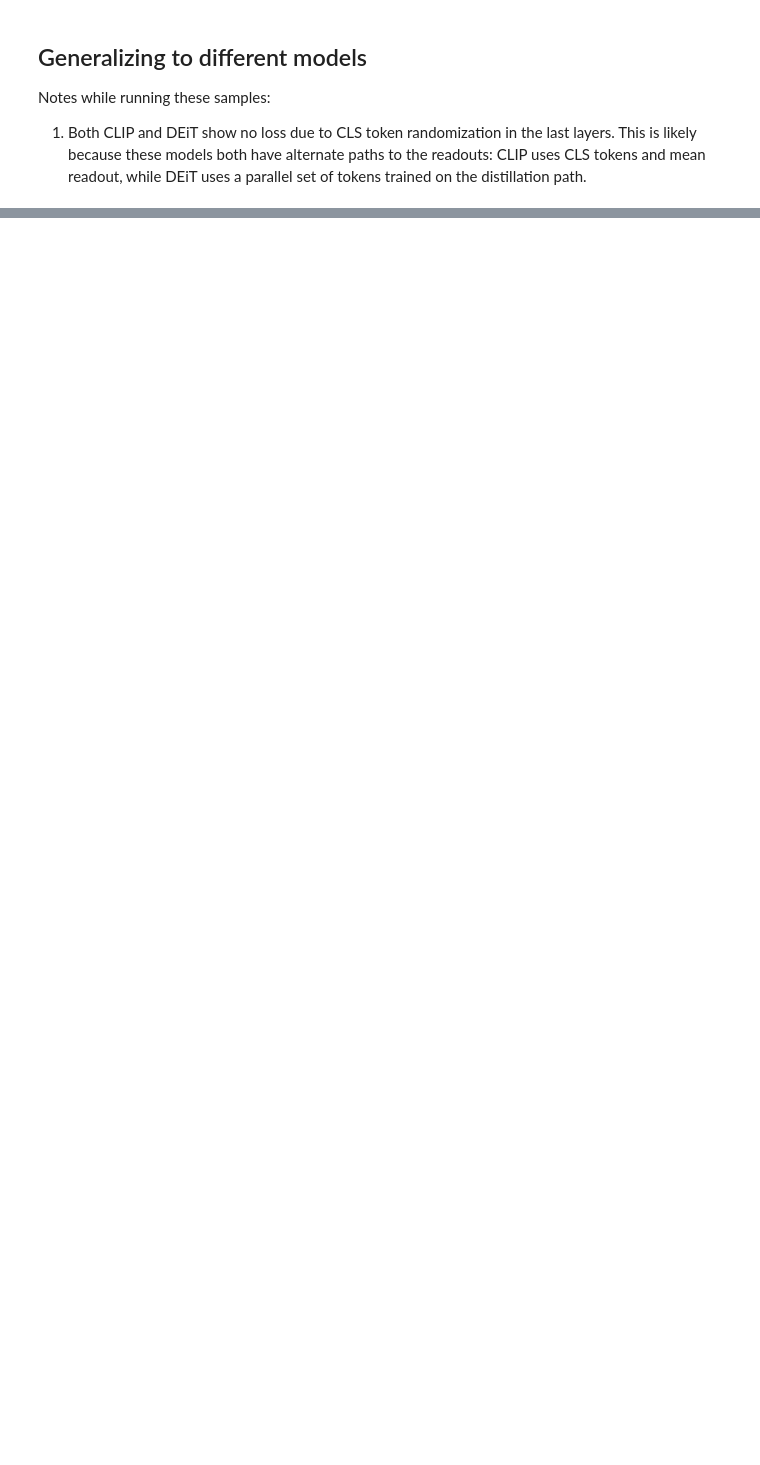
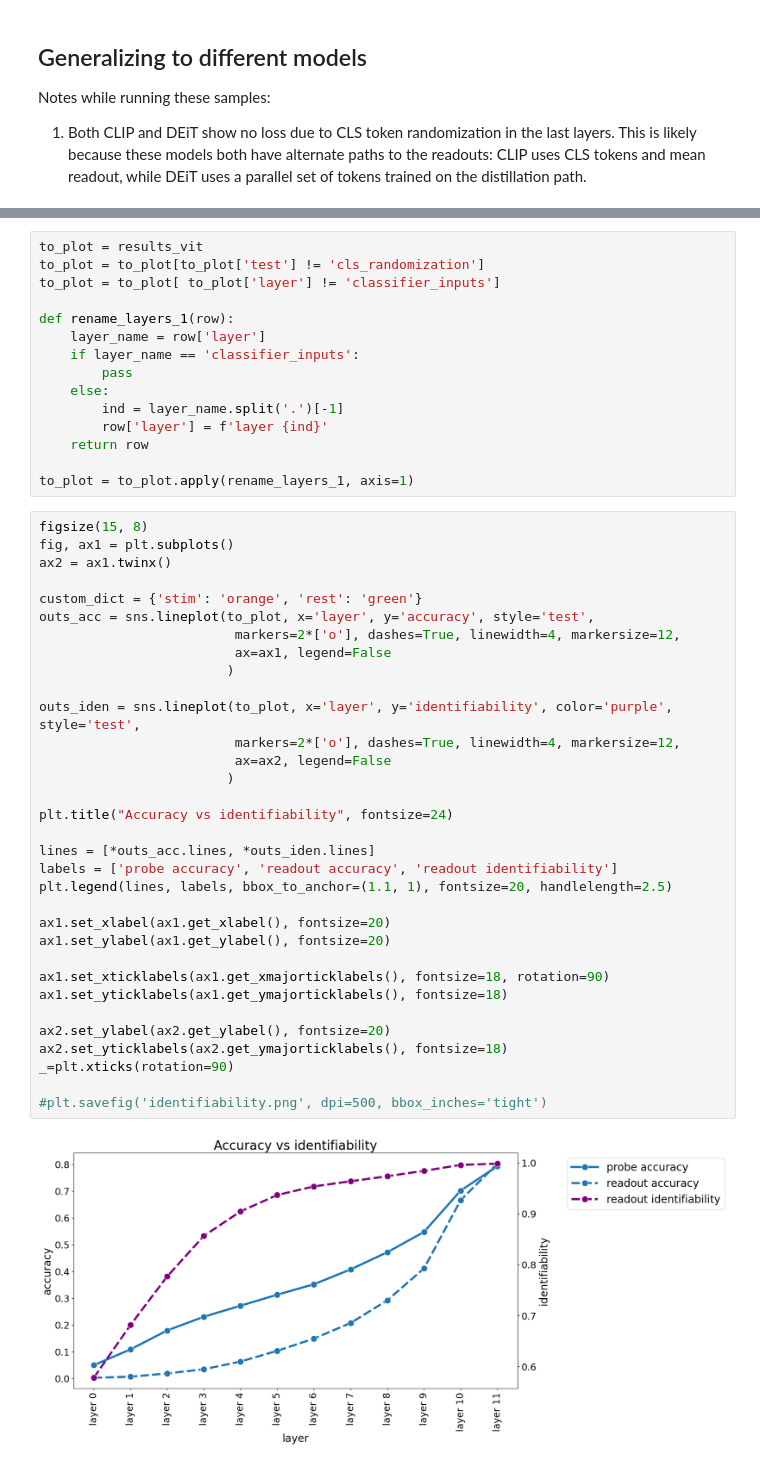
Before and after one commit to lrast/CLSTokenAnalysis, a Jupyter notebook: 0.1-available_vs_used_info.ipynb, the cells around one changed output, grey strips where cells are left out. Cells and saved outputs as stored; diff of their text form; blank space fills up the shorter version.

```diff
--- a/0.1-available_vs_used_info.ipynb
+++ b/0.1-available_vs_used_info.ipynb
@@ -261,0 +277,50 @@ The markers list has fewer values (1) than needed (2) and will cycle, which may
+# %%
+to_plot = results_vit
+to_plot = to_plot[to_plot['test'] != 'cls_randomization']
+to_plot = to_plot[ to_plot['layer'] != 'classifier_inputs']
+
+def rename_layers_1(row):
+    layer_name = row['layer']
+    if layer_name == 'classifier_inputs':
+        pass
+    else:
+        ind = layer_name.split('.')[-1]
+        row['layer'] = f'layer {ind}'
+    return row
+
+to_plot = to_plot.apply(rename_layers_1, axis=1)
+# %%
+figsize(15, 8)
+fig, ax1 = plt.subplots()
+ax2 = ax1.twinx()
+
+custom_dict = {'stim': 'orange', 'rest': 'green'}
+outs_acc = sns.lineplot(to_plot, x='layer', y='accuracy', style='test',
+                         markers=2*['o'], dashes=True, linewidth=4, markersize=12,
+                         ax=ax1, legend=False
+                        )
+
+outs_iden = sns.lineplot(to_plot, x='layer', y='identifiability', color='purple', style='test',
+                         markers=2*['o'], dashes=True, linewidth=4, markersize=12,
+                         ax=ax2, legend=False
+                        )
+
+plt.title("Accuracy vs identifiability", fontsize=24)
+
+lines = [*outs_acc.lines, *outs_iden.lines]
+labels = ['probe accuracy', 'readout accuracy', 'readout identifiability']
+plt.legend(lines, labels, bbox_to_anchor=(1.1, 1), fontsize=20, handlelength=2.5)
+
+ax1.set_xlabel(ax1.get_xlabel(), fontsize=20)
+ax1.set_ylabel(ax1.get_ylabel(), fontsize=20)
+
+ax1.set_xticklabels(ax1.get_xmajorticklabels(), fontsize=18, rotation=90)
+ax1.set_yticklabels(ax1.get_ymajorticklabels(), fontsize=18)
+
+ax2.set_ylabel(ax2.get_ylabel(), fontsize=20)
+ax2.set_yticklabels(ax2.get_ymajorticklabels(), fontsize=18)
+_=plt.xticks(rotation=90)
+
+#plt.savefig('identifiability.png', dpi=500, bbox_inches='tight')
+# %% [output]
+[figure, added]
```
Also changed, not shown: parts of 15 cells of this notebook, 8 other files.
